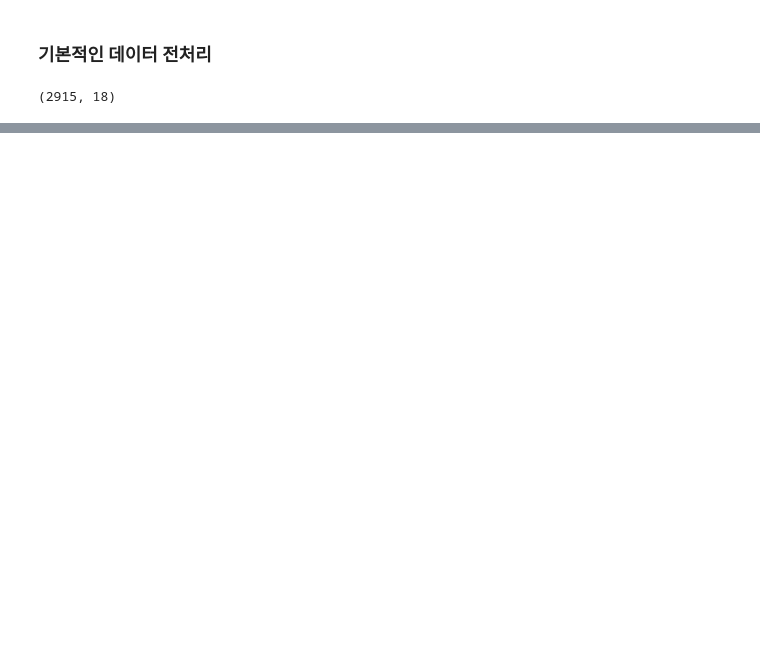
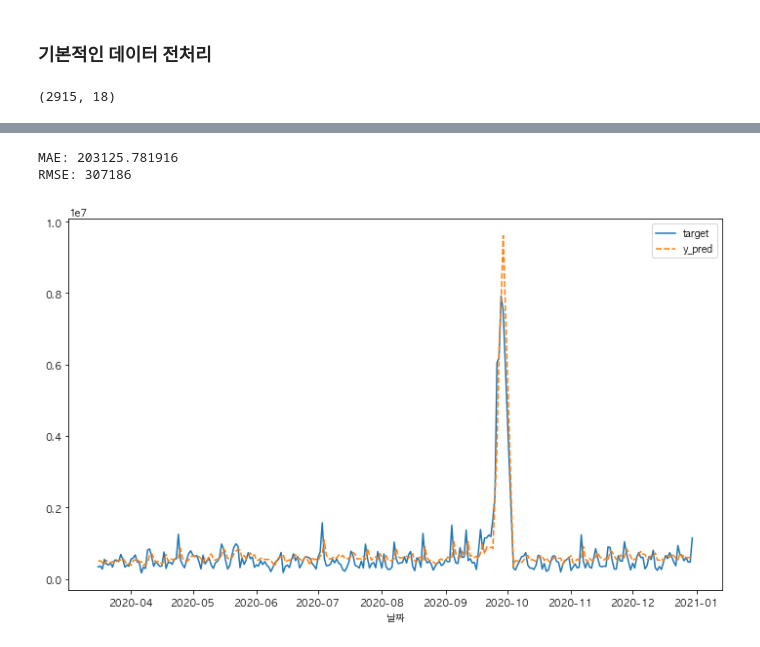
Before and after one commit to young-hun-jo/DataAnalysis, a Jupyter notebook: woochuri/modeling.ipynb, the cells around one changed output, grey strips where cells are left out. Cells and saved outputs as stored; diff of their text form; code cells hidden in the pictures; blank space fills up the shorter version.

```diff
--- a/woochuri/modeling.ipynb
+++ b/woochuri/modeling.ipynb
@@ -648,0 +586,43 @@ for i, g in enumerate(grouped.groups):
+# %%
+# 다중공선성 띄는 변수들 중 1개의 변수만 남기고 모두 제거(1개의 변수 판단 기준은 일매출과의 상관계수 기준으로)
+multi_cols = ['최소상대습도', '최저기온', '평균기온', '최다일사량']
+no_multi_time = all_time.drop(multi_cols, axis=1)
+no_multi_time.columns
+
+# set time index
+no_multi_time['날짜'] = pd.to_datetime(no_multi_time['날짜'])
+no_multi_time = no_multi_time.set_index('날짜')
+# %%
+# 선형회귀 모델링
+from sklearn.linear_model import LinearRegression
+import math
+
+splits = math.floor(no_multi_time.shape[0] * 0.9)
+ftr_cols = no_multi_time.columns[:-1]
+tgt_col = no_multi_time.columns[-1]
+# split train, test
+train = no_multi_time.iloc[:splits]
+test = no_multi_time.iloc[splits:]
+# split feature, target
+X_train, y_train = train[ftr_cols], train[tgt_col]
+X_test, y_test = test[ftr_cols], test[tgt_col]
+
+# Modeling
+lg_reg = LinearRegression()
+lg_reg.fit(X_train, y_train)
+# Predcit
+y_train_pred = lg_reg.predict(X_train)
+train['y_pred'] = y_train_pred
+y_pred = lg_reg.predict(X_test)
+test['y_pred'] = y_pred
+# Evaluate
+mae, rmse = get_metrics(y_test, y_pred)
+print(f"MAE: {mae :0f}\nRMSE: {rmse :.0f}")
+
+plt.figure(figsize=(12, 7))
+sns.lineplot(data=test[['target', 'y_pred']], )
+plt.show()
+# %% [output]
+MAE: 203125.781916
+RMSE: 307186
+[figure, added]
```
Also changed, not shown: parts of 65 cells of this notebook.
